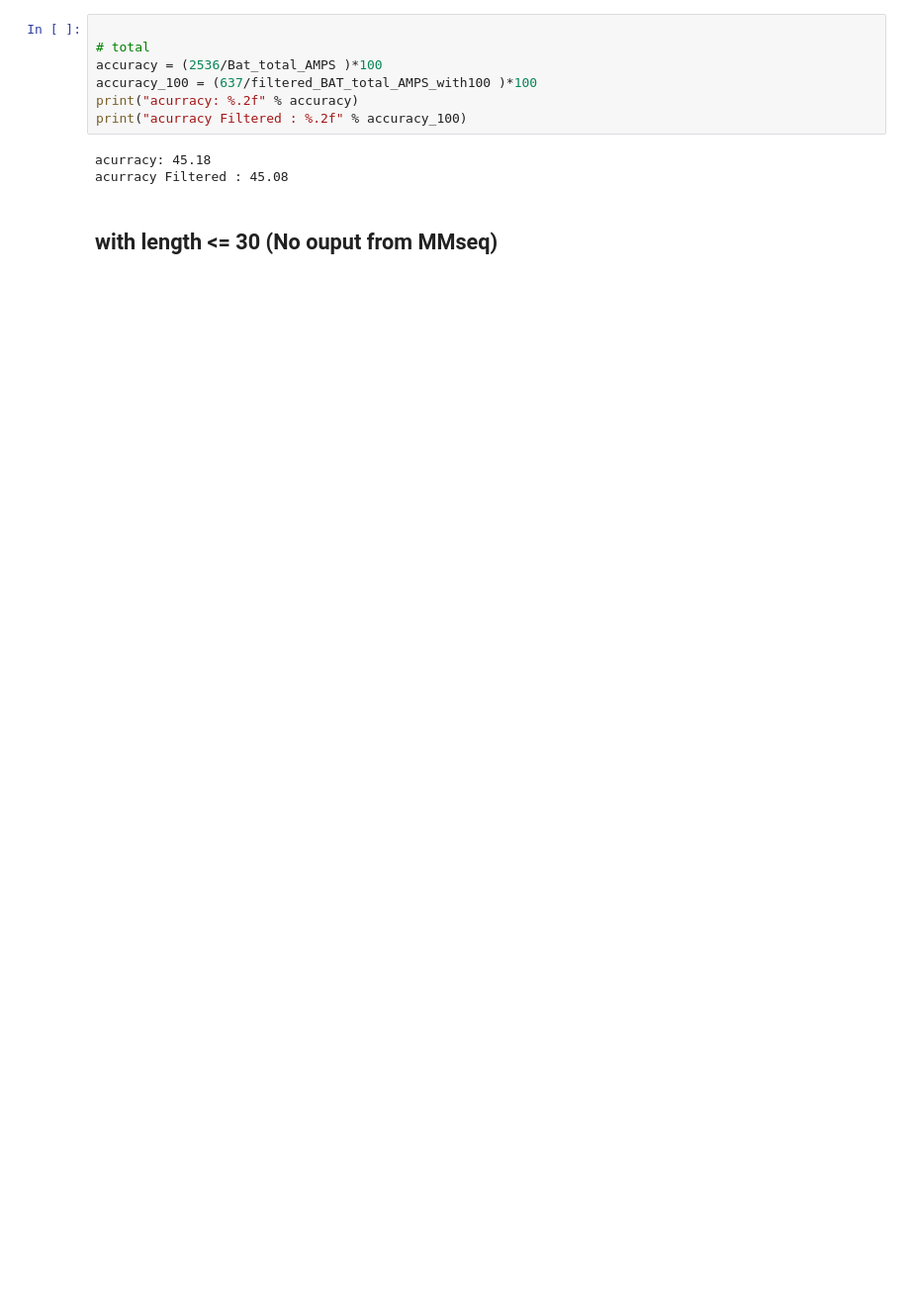
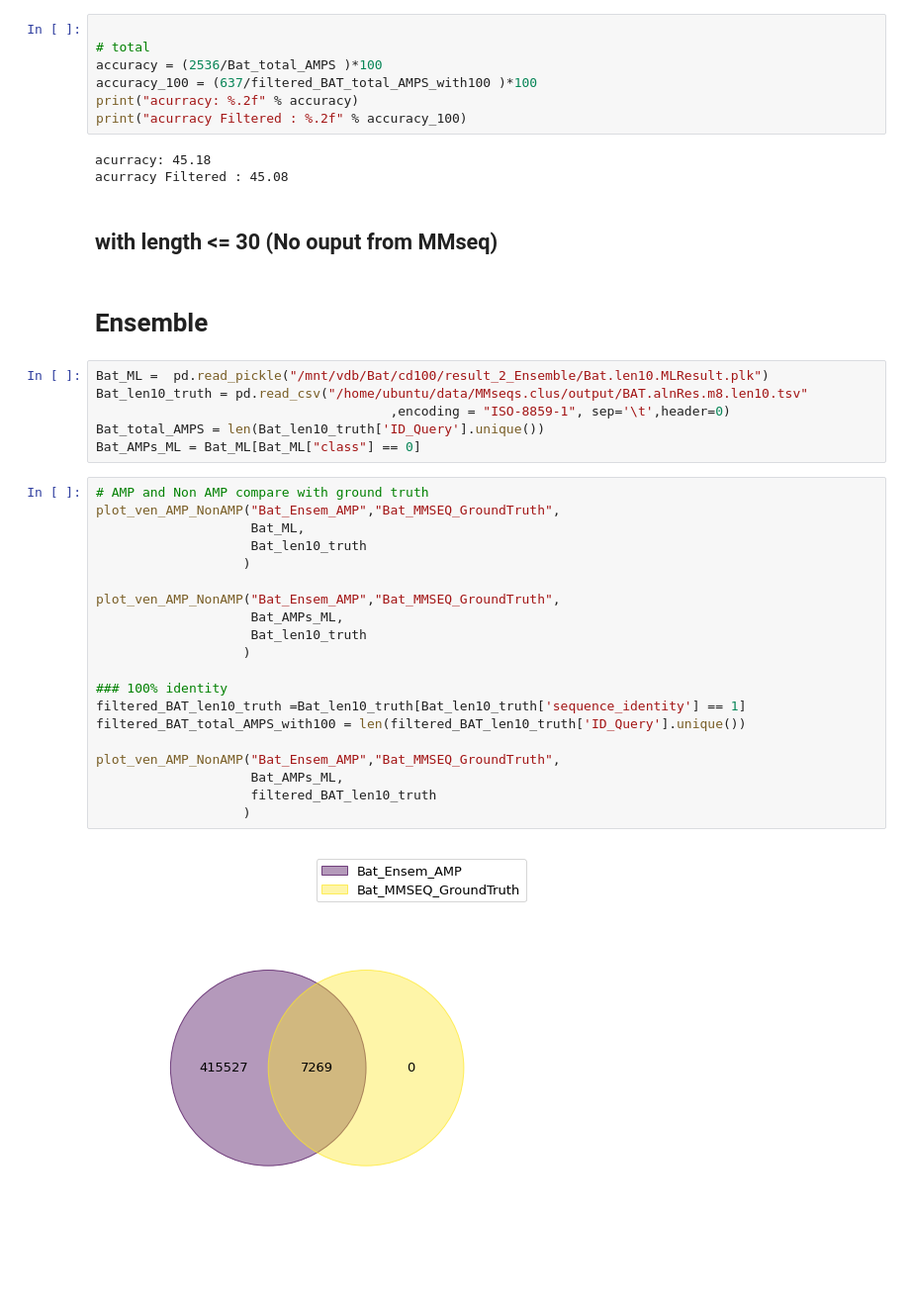
Before and after one commit to silenus092/AMPsDetector, a Jupyter notebook: VerifyAMPs/CompareResult.BAT.retrian.ipynb, the cells around one changed output. Shown at 99% size. Cells and saved outputs as stored; diff of their text form; blank space fills up the shorter version.

Commit message:
add Ensemble method

```diff
--- a/VerifyAMPs/CompareResult.BAT.retrian.ipynb
+++ b/VerifyAMPs/CompareResult.BAT.retrian.ipynb
@@ -276,3 +276,33 @@ acurracy: 45.18
 acurracy Filtered : 45.08
 # %% [markdown]
 ## with length <= 30 (No ouput from MMseq)
+# %% [markdown]
+# Ensemble
+# %%
+Bat_ML =  pd.read_pickle("/mnt/vdb/Bat/cd100/result_2_Ensemble/Bat.len10.MLResult.plk")
+Bat_len10_truth = pd.read_csv("/home/ubuntu/data/MMseqs.clus/output/BAT.alnRes.m8.len10.tsv"
+                                      ,encoding = "ISO-8859-1", sep='\t',header=0)
+Bat_total_AMPS = len(Bat_len10_truth['ID_Query'].unique())
+Bat_AMPs_ML = Bat_ML[Bat_ML["class"] == 0]
+# %%
+# AMP and Non AMP compare with ground truth
+plot_ven_AMP_NonAMP("Bat_Ensem_AMP","Bat_MMSEQ_GroundTruth",
+                    Bat_ML,
+                    Bat_len10_truth
+                   )
+
+plot_ven_AMP_NonAMP("Bat_Ensem_AMP","Bat_MMSEQ_GroundTruth",
+                    Bat_AMPs_ML,
+                    Bat_len10_truth
+                   )
+
+### 100% identity
+filtered_BAT_len10_truth =Bat_len10_truth[Bat_len10_truth['sequence_identity'] == 1]
+filtered_BAT_total_AMPS_with100 = len(filtered_BAT_len10_truth['ID_Query'].unique())
+
+plot_ven_AMP_NonAMP("Bat_Ensem_AMP","Bat_MMSEQ_GroundTruth",
+                    Bat_AMPs_ML,
+                    filtered_BAT_len10_truth
+                   )
+# %% [output]
+[figure, added]
```
Also changed, not shown: parts of 6 cells of this notebook, 7 other files.
